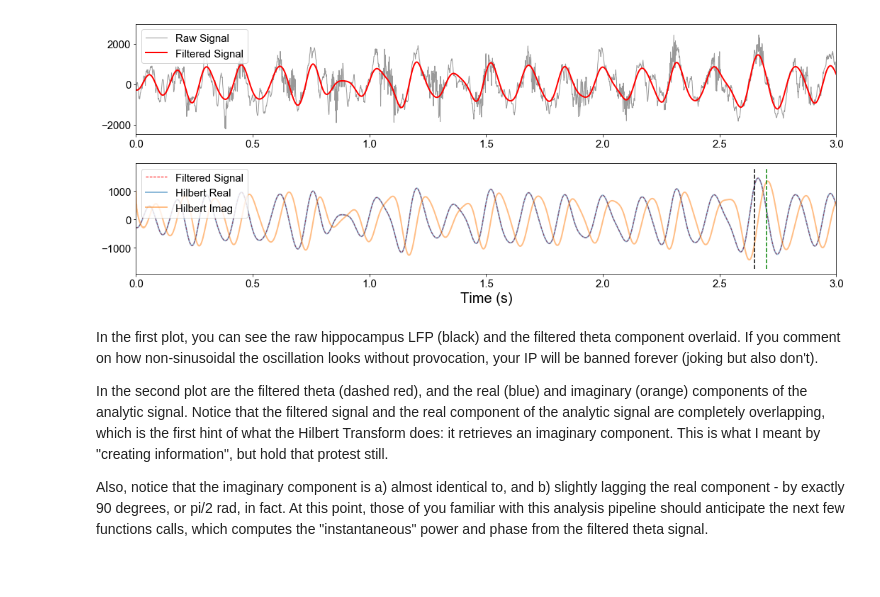
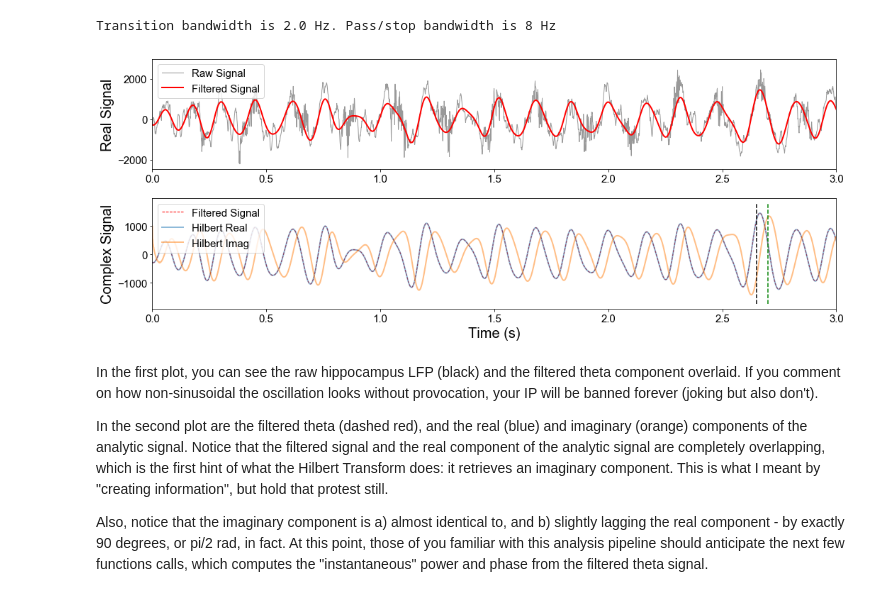
Before and after one commit to rdgao/roemerhasit, a Jupyter notebook: Roemer Says - Hilbert Transform.ipynb, the cells around one changed output. Saved outputs shown, nothing was run; the diff lists cells and outputs as text; code cells hidden in the pictures.

```diff
--- a/Roemer Says - Hilbert Transform.ipynb
+++ b/Roemer Says - Hilbert Transform.ipynb
@@ -36,35 +52,38 @@ x = data['x'][:20000]
 fs = data['fs']
 t = np.arange(len(x))/fs
 
 # filtering and hilbert transform
-x_filt = filter(x, fs, 'bandpass', fc=(4,12), remove_edge_artifacts=False)
+x_filt = ndsp.filter(x, fs, 'bandpass', fc=(4,12), remove_edge_artifacts=False)
 x_a = signal.hilbert(x_filt)
 
 # plotting
 plt.figure(figsize=(15,6))
 plt.subplot(2,1,1)
 plt.plot(t,x, 'k', label='Raw Signal', alpha=0.4, lw=1)
 plt.plot(t,x_filt, 'r', label='Filtered Signal', lw=2)
+plt.ylabel('Real Signal')
 plt.legend()
 plt.xlim((0,3));
 
 plt.subplot(2,1,2)
 plt.plot(t,x_filt, '--r', label='Filtered Signal', alpha=1, lw=1)
 plt.plot(t,x_a.real, label='Hilbert Real', alpha=0.5, lw=2)
 plt.plot(t,x_a.imag, label='Hilbert Imag', alpha=0.5, lw=2)
 plt.xlabel('Time (s)')
+plt.ylabel('Complex Signal')
 plt.legend(loc='upper left')
 plt.xlim((0,3));
 
 # selecting 2 slices of data
 t1 = 2650
 t2 = 2700
 yb = plt.ylim()
 plt.plot([t1/fs]*2, yb, 'k--')
 plt.plot([t2/fs]*2, yb, 'g--')
 plt.tight_layout()
 # %% [output]
+Transition bandwidth is 2.0 Hz. Pass/stop bandwidth is 8 Hz
-[figure, old version]
+[figure, new version]
 # %% [markdown]
 In the first plot, you can see the raw hippocampus LFP (black) and the filtered theta component overlaid. If you comment on how non-sinusoidal the oscillation looks without provocation, your IP will be banned forever (joking but also don't).
 
```
Also changed, not shown: parts of 21 cells of this notebook.
